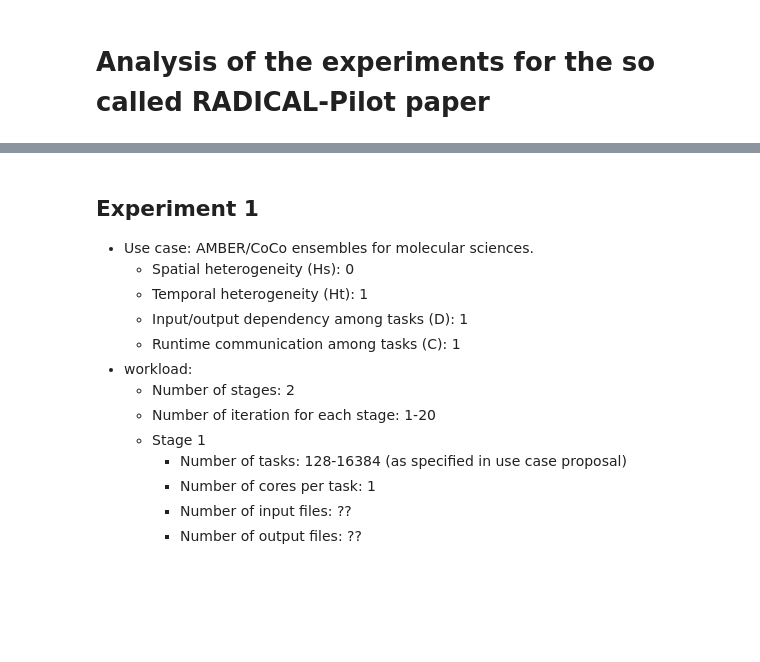
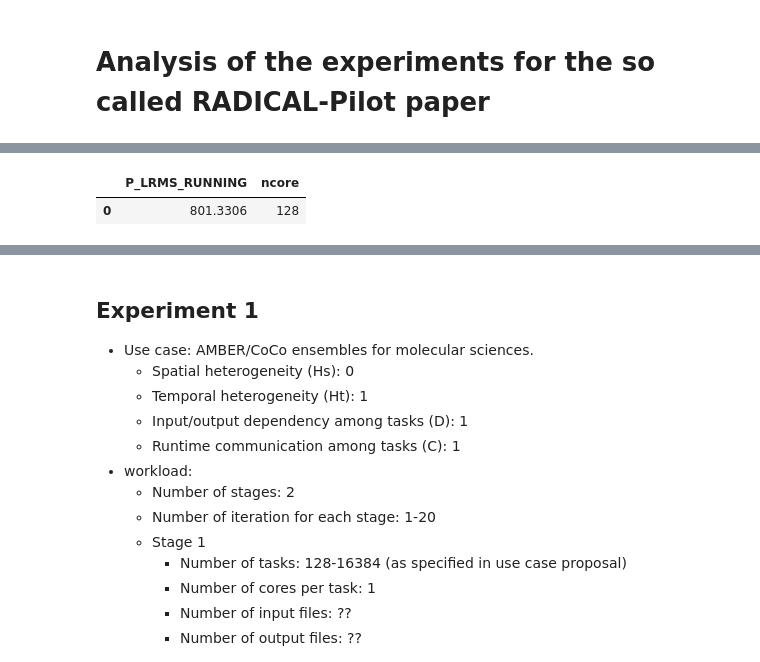
Before and after one commit to radical-experiments/rp-paper, a Jupyter notebook: analysis/rp_paper_experiments.ipynb, the cells around one changed output, grey strips where cells are left out. Drawn from its saved outputs; the diff is of its cells as text; code cells hidden in the pictures; blank space fills up the shorter version.

```diff
--- a/analysis/rp_paper_experiments.ipynb
+++ b/analysis/rp_paper_experiments.ipynb
@@ -136,3 +125,10 @@ pilots
+# %%
+# pilots
+test = pilots[pilots.sid == 'rp.session.radical.merzky.017192.0008'][['P_LRMS_RUNNING','ncore']]
+test
+# %% [output]
+|  | P_LRMS_RUNNING | ncore |
+| 0 | 801.3306 | 128 |
 # %%
 units
 # %% [output]
```
Also changed, not shown: parts of 3 cells of this notebook, 2 other files.
